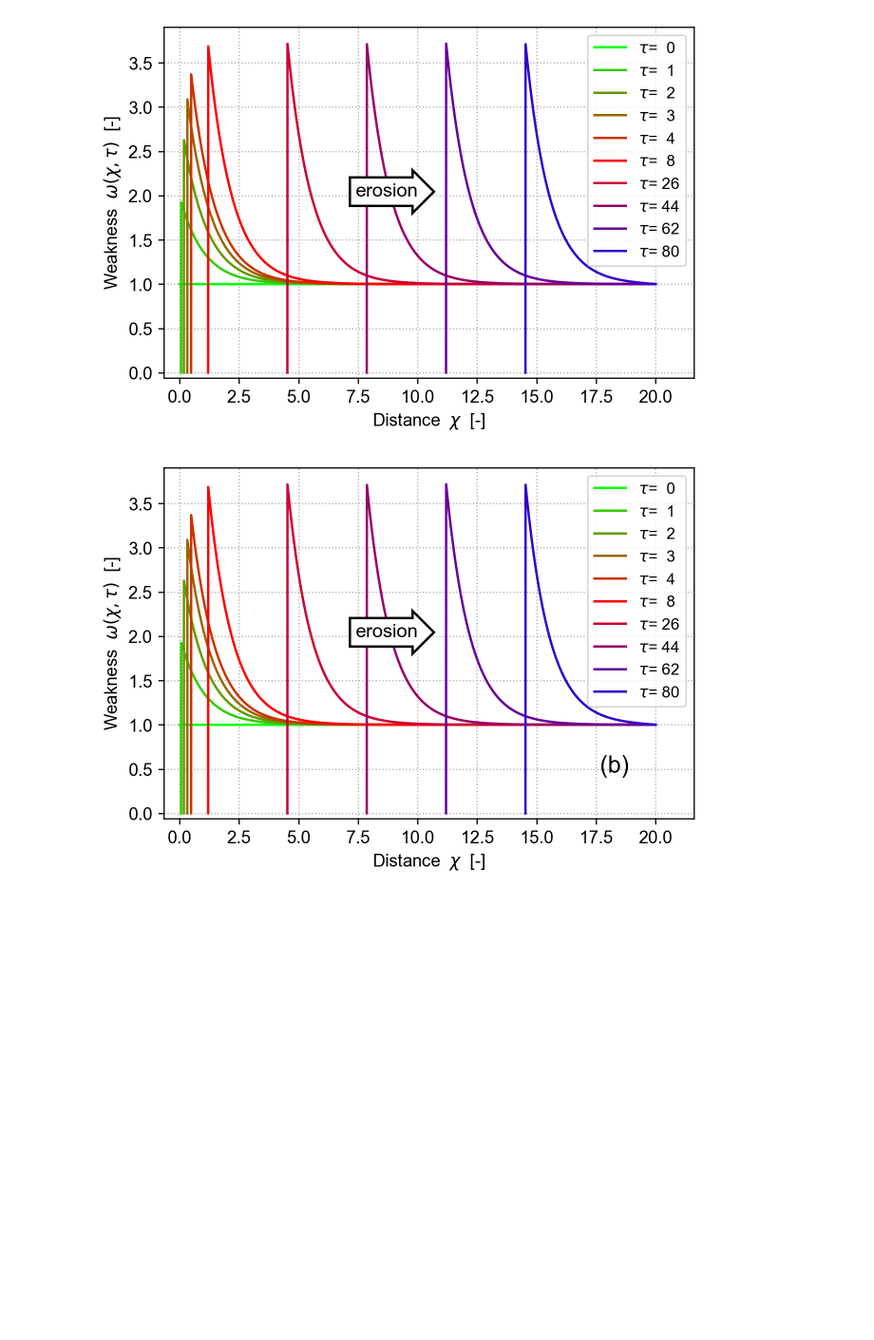
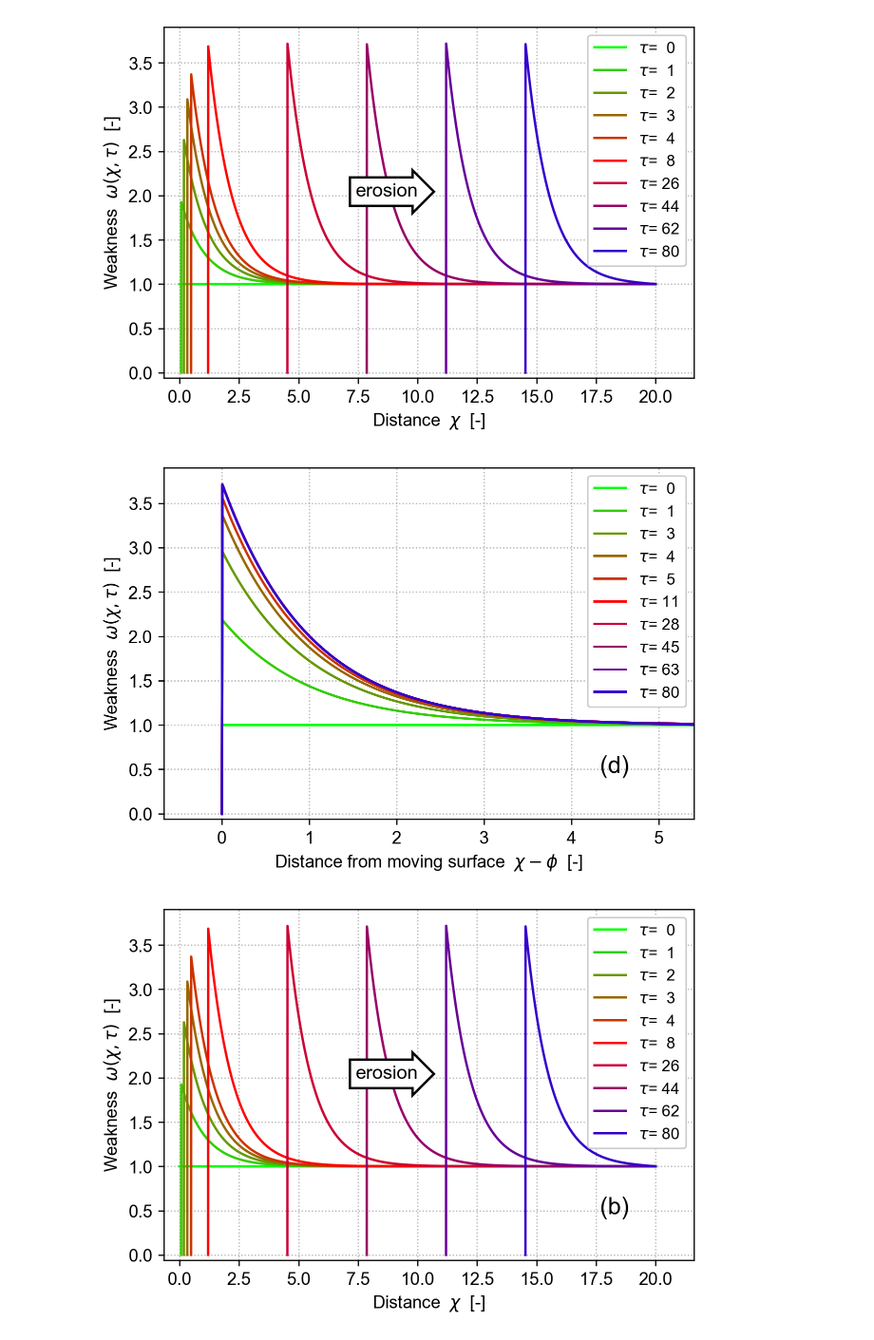
Before and after one commit to cstarkjp/WMBE, a Jupyter notebook: notebooks/Simulation.ipynb, the cells around one changed output. Shown at 95% size. Drawn from its saved outputs; the diff is of its cells as text; code cells hidden in the pictures; blank space fills up the shorter version.

```diff
--- a/notebooks/Simulation.ipynb
+++ b/notebooks/Simulation.ipynb
@@ -30,14 +30,14 @@ viz = VizSimulations(dpi=120,)
 # %%
 physical_parameters = {
     w_0: np.float64(100),
-    v_0: np.float64(10),
+    u_0: np.float64(10),
     k:   np.float64(1)
 }
 model_parameters = {
-    chi_domain_size: 20.0,
-    tau_domain_size: 80.0,
-    Delta_chi      : 0.005,
-    Delta_tau      : 0.005
+    x_domain_size: 20.0,
+    τ_domain_size: 80.0,
+    Δχ      : 0.005,
+    Δτ      : 0.005
 }
 nm_highW = NumericalModel(physical_parameters, model_parameters,)
 nm_highW.model_parameters
@@ -56,5 +62,17 @@ viz.weakness_evolution(name, nm=nm_highW, tc=20, nd=0,)
 # %% [output]
 [figure]
+# %%
+name = "highW_weakness_evolution_moving_frame_subfigd"
+viz.weakness_evolution(
+    name,
+    numerical_model=nm_highW,
+    tc=15,
+    nd=0,
+    do_moving_frame=True,
+    text_label=((0.85,0.15,), "(d)", 15,),
+)
+# %% [output]
+[figure, added]
 # %%
 name = "highW_weakness_evolution_subfigb"
 viz.weakness_evolution(
```
Also changed, not shown: parts of 18 cells of this notebook, 6 other files.
